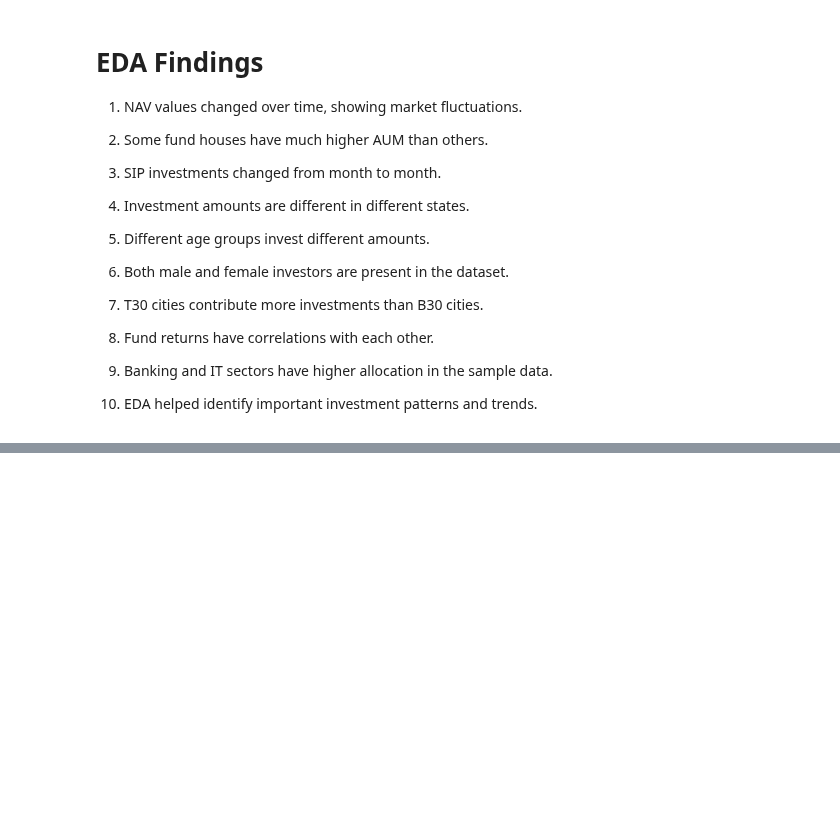
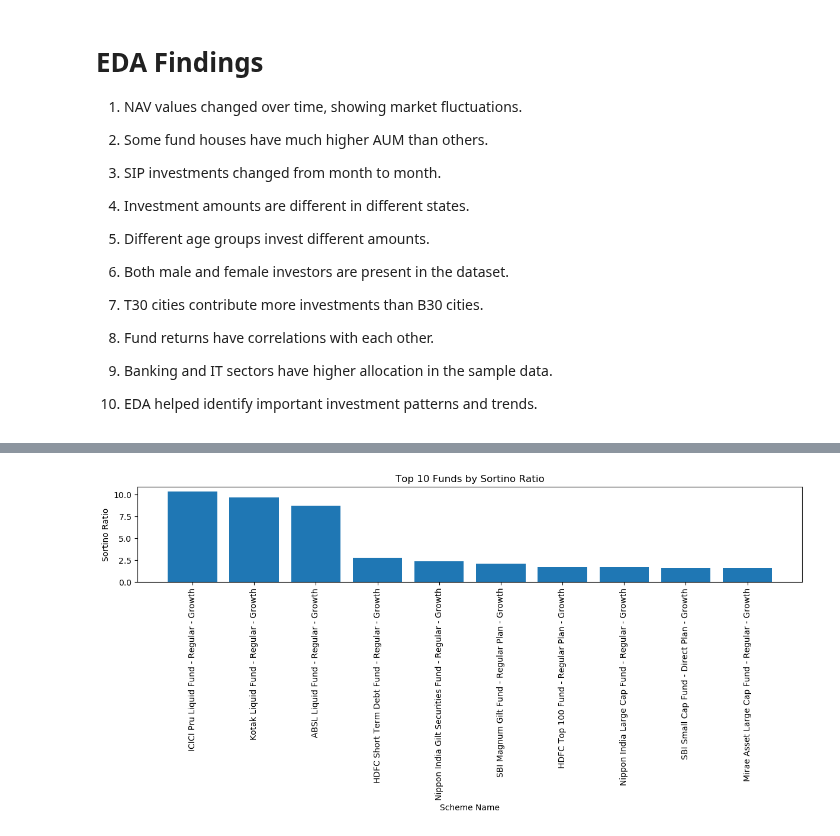
Before and after one commit to Lokeshalla8964/Mutual_Fund_Analytics, a Jupyter notebook: EDA_Analysis.ipynb, the cells around one changed output, grey strips where cells are left out. Drawn from its saved outputs; the diff is of its cells as text; code cells hidden in the pictures; blank space fills up the shorter version.

```diff
--- a/EDA_Analysis.ipynb
+++ b/EDA_Analysis.ipynb
@@ -324,0 +494,6 @@ plt.show()
+# %%
+# Top 10 Funds by Sortino Ratio
+
+top_sortino = scheme_data.sort_values('sortino_ratio', ascending=False)
+
+top_sortino[['scheme_name', 'sortino_ratio']].head(10)
@@ -324,0 +512,16 @@ plt.show()
+# %%
+plt.figure(figsize=(12,6))
+
+top10 = top_sortino.head(10)
+
+plt.bar(top10['scheme_name'], top10['sortino_ratio'])
+
+plt.xticks(rotation=90)
+plt.xlabel("Scheme Name")
+plt.ylabel("Sortino Ratio")
+plt.title("Top 10 Funds by Sortino Ratio")
+
+plt.tight_layout()
+plt.show()
+# %% [output]
+[figure, added]
```
Also changed, not shown: parts of 23 cells of this notebook.
